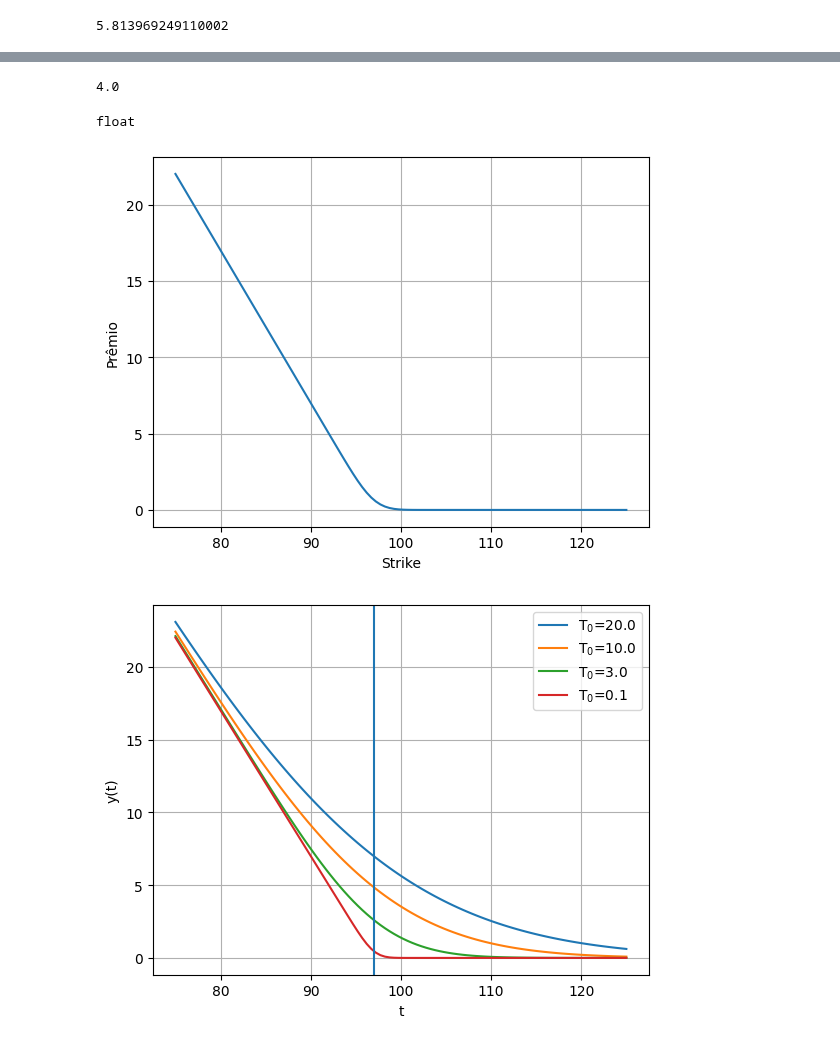
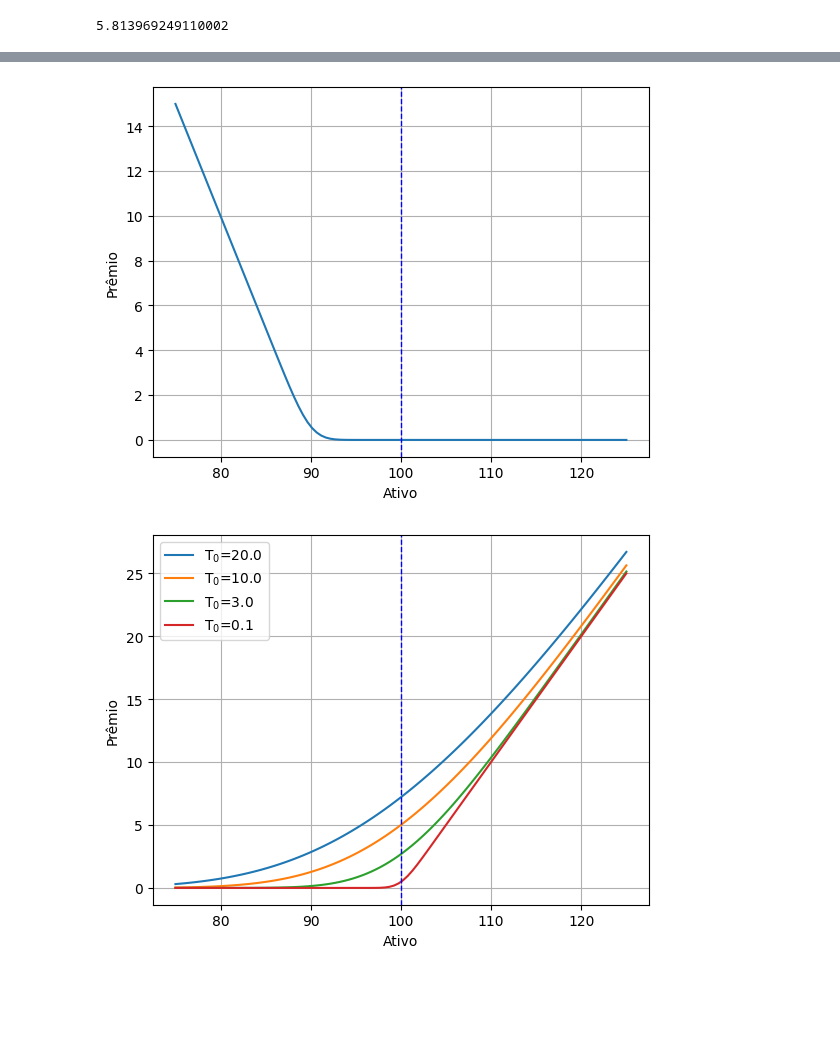
Before and after one commit to facklen/python_para_investimentos, a Jupyter notebook: BlackandSholes.ipynb, the cells around one changed output, grey strips where cells are left out. Drawn from its saved outputs; the diff is of its cells as text; code cells hidden in the pictures; blank space fills up the shorter version.

```diff
--- a/BlackandSholes.ipynb
+++ b/BlackandSholes.ipynb
@@ -113,7 +123,7 @@ Option Price:  [8.628, 8.628]
 # Define variables
 r1 = 0.125       # Interest tax
 S1 = 100         # Stock
-K1 = 97         # Stirke
+K1 = 90         # Stirke
 T1 = 28/252    # Time to end
 sigma1 = 0.60   # Volatility
 type1="c"
@@ -130,7 +140,3 @@ A=bs(type1, S1, K1, T1, r1, sigma1)
 A
 # %% [output]
 5.813969249110002
-# %%
-s = np.linspace(95,105,100)
-#k1 = [90.0,95.0,100.0,105.0, 110.0]
-#k1 =100
@@ -146,10 +143,3 @@ def divisão (n1,n2):
-# %%
-resultado = divisão(8,2)
-print(resultado)
-type(resultado)
-# %% [output]
-4.0
-float
 # %%
 def blackScholes1(r, S, K, T, sigma, type="c"):
     "Calculate BS price of call/put"
@@ -164,30 +154,31 @@ def blackScholes1(r, S, K, T, sigma, type="c"):
     except:
         print("Please confirm option type, either 'c' for Call or 'p' for Put!")
 # %%
-s = np.linspace(75,125,100)
+S = np.linspace(75,125,100)
 T = 0.2/252
 # %%
-y = blackScholes1(r, S, s, T, sigma,"c")
+y = blackScholes1(r, S, K1, T, sigma,"p")
 # %%
 # Gerar o gráfico
-plt.plot(s,y)
+plt.plot(S,y)
+plt.axvline(x=K,ymin=0,ymax=10.0, color='b', linestyle='dashed',linewidth=1)
 plt.grid()
-plt.xlabel('Strike')
+plt.xlabel('Ativo')
 plt.ylabel('Prêmio')
 plt.show()
 # %% [output]
-[figure, old version]
+[figure, new version]
 # %%
 # Solução de BS para diferentes prazos
 for Ti in [20/252,10/252,3.0/252,0.1/252]:
-  y = blackScholes1(r, S, s, Ti, sigma,"c")
+  y = blackScholes1(r, S, K, Ti, sigma,"c")
   plt.plot(s,y,label=r'T$_0$='+str(Ti*252))
 
-plt.axvline(S,0,10)
+plt.axvline(x=K,ymin=0,ymax=10.0, color='b', linestyle='dashed',linewidth=1)
 plt.grid()
 plt.legend()
-plt.xlabel('t')
-plt.ylabel('y(t)')
+plt.xlabel('Ativo')
+plt.ylabel('Prêmio')
 plt.show()
 # %% [output]
-[figure, old version]
+[figure, new version]
```
Also changed, not shown: parts of 6 cells of this notebook.
